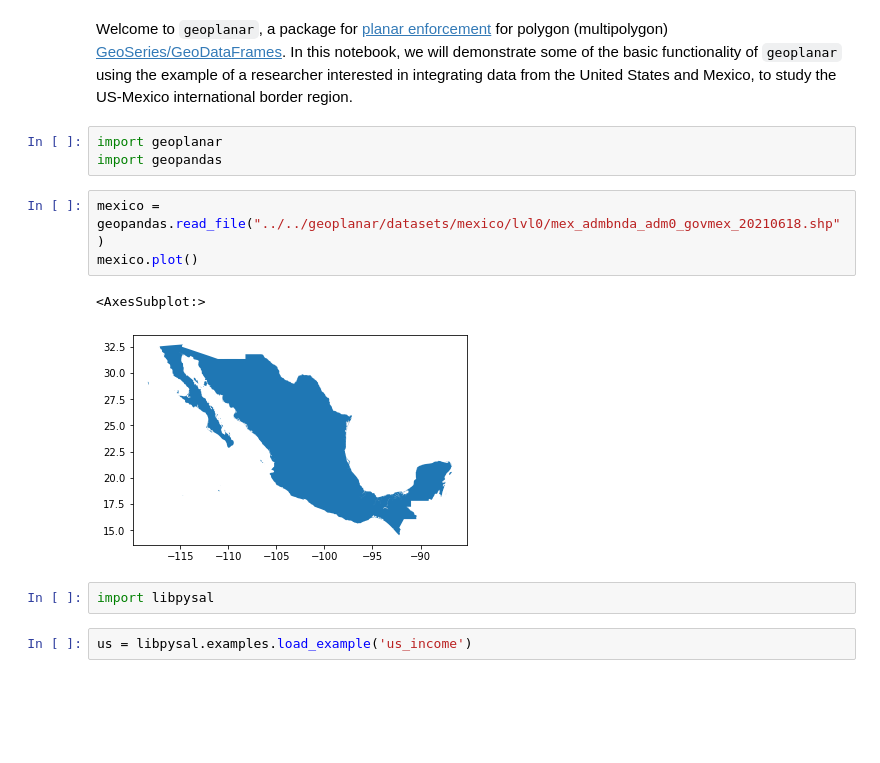
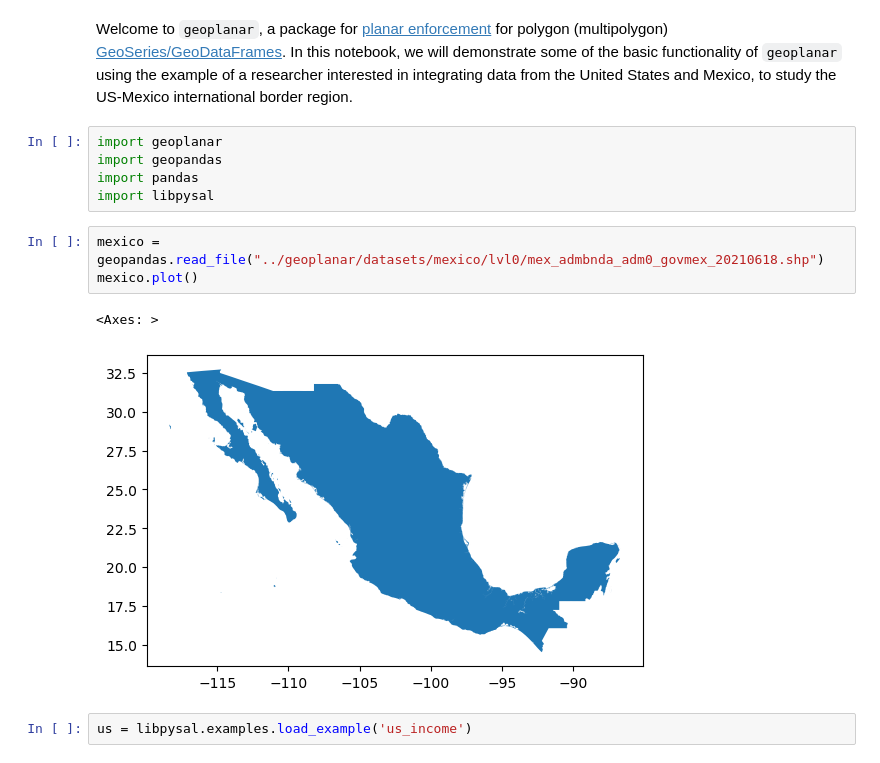
Before and after one commit to sjsrey/geoplanar, a Jupyter notebook: docs/usmex.ipynb, the cells around one changed output. Saved outputs shown, nothing was run; the diff lists cells and outputs as text; blank space fills up the shorter version.

```diff
--- a/docs/usmex.ipynb
+++ b/docs/usmex.ipynb
@@ -6,14 +6,14 @@ In this notebook, we will demonstrate some of the basic functionality of `geopla
 # %%
 import geoplanar
 import geopandas
+import pandas
+import libpysal
 # %%
-mexico = geopandas.read_file("../../geoplanar/datasets/mexico/lvl0/mex_admbnda_adm0_govmex_20210618.shp")
+mexico = geopandas.read_file("../geoplanar/datasets/mexico/lvl0/mex_admbnda_adm0_govmex_20210618.shp")
 mexico.plot()
 # %% [output]
-<AxesSubplot:>
+<Axes: >
-[figure, old version]
+[figure, new version]
-# %%
-import libpysal
 # %%
 us = libpysal.examples.load_example('us_income')
 # %%
```
Also changed, not shown: parts of 19 cells of this notebook, 7 other files.
